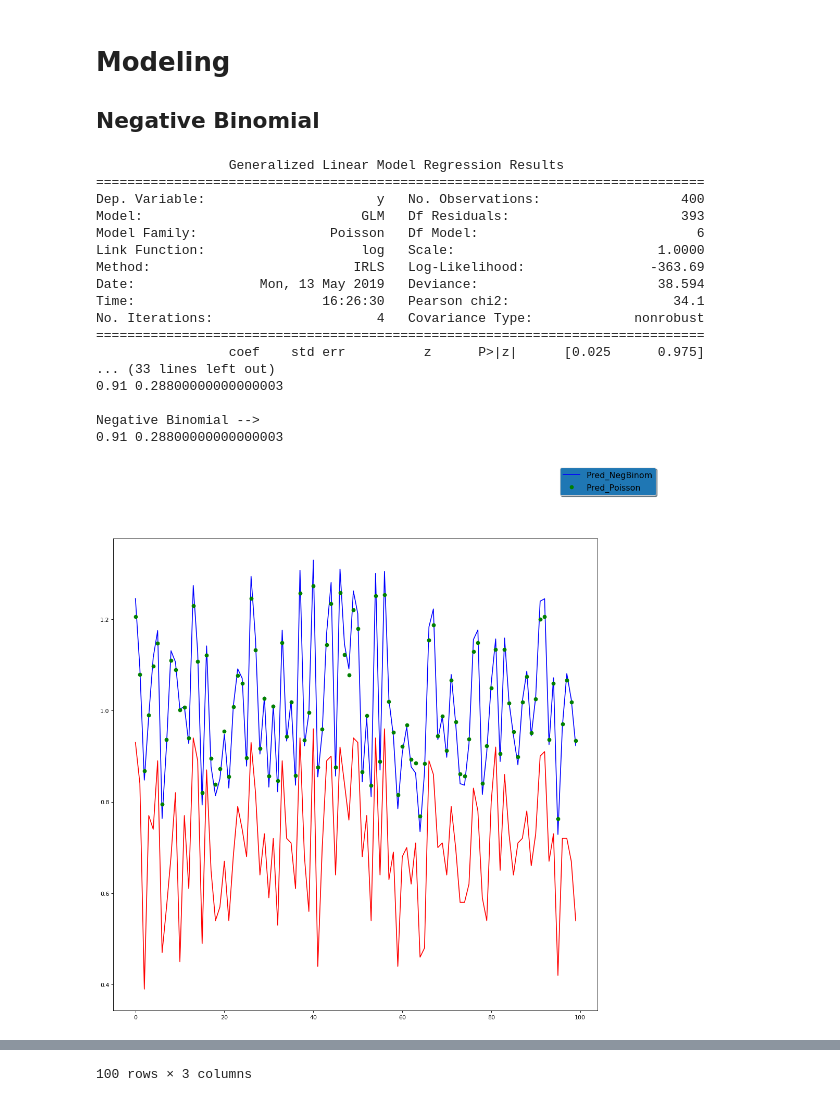
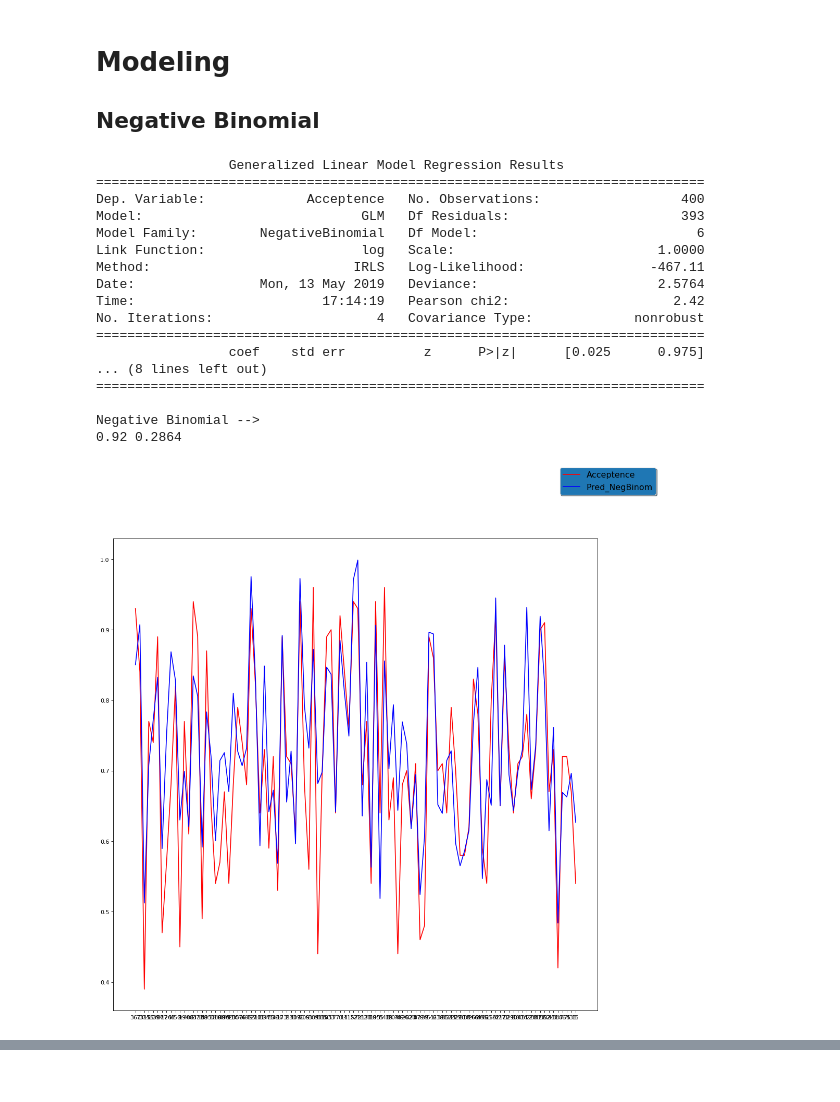
Before and after one commit to jancpp/Graduate_admissions, a Jupyter notebook: Graduate admissions.ipynb, the cells around one changed output, grey strips where cells are left out. Drawn from its saved outputs; the diff is of its cells as text; code cells hidden in the pictures.

Commit message:
Bug fixes for Negative Binomial to work

```diff
--- a/Graduate admissions.ipynb
+++ b/Graduate admissions.ipynb
@@ -487,66 +505,72 @@ NameError: name 'y_xgb' is not defined
 import statsmodels.api as sm
 from sklearn.metrics import accuracy_score, mean_absolute_error, mean_squared_error
 
+data_source = "./data/Admission_Predict_Ver1.1.csv"
+df = pd.read_csv(data_source)
 
-modelP = sm.GLM(y_train, X_train, family=sm.families.Poisson()).fit()
+df.rename(index=str, columns={"Chance of Admit ":"Acceptence", "GRE Score":"GRE", "TOEFL Score":"TOEFL", "University Rating":"UR"}, inplace = True)
+df.drop(["Serial No."], axis=1, inplace=True)
+
+Y = df["Acceptence"].copy(deep=True)
+X = df.copy().drop(columns=["Acceptence"])
+X_train, X_test, y_train, y_test = train_test_split(X, Y, test_size = 0.2, random_state = 42)
+
+#modelP = sm.GLM(y_train, X_train, family=sm.families.Poisson()).fit()
 modelNB = sm.GLM(y_train, X_train, family=sm.families.NegativeBinomial()).fit()
 
-print(modelP.summary())
-print()
+#print(modelP.summary())
 print()
 print(modelNB.summary())
 
-y_p = modelP.predict(X_test)
+#y_p = modelP.predict(X_test)
 y_nb = modelNB.predict(X_test)
 
 y_nb = pd.Series(y_nb, name='Pred_NegBinom')
-y_p = pd.Series(y_p, name='Pred_Poisson')
+#y_p = pd.Series(y_p, name='Pred_Poisson')
 
+for i in range(0,len(y_nb)):
+    y_nb[i] = y_nb[i]
 
-print("Poisson -->")
-print(accuracy_score(y_test.round(), np.rint(y_nb)), mean_absolute_error(y_test, np.rint(y_nb)))
+#print("Poisson -->")
+#print(accuracy_score(y_test.round(), np.rint(y_p)), mean_absolute_error(y_test, np.rint(y_p)))
 print()
 print("Negative Binomial -->")
-print(accuracy_score(y_test.round(), np.rint(y_p)), mean_absolute_error(y_test, np.rint(y_nb)))
+print(accuracy_score(y_test.round(), np.rint(y_nb)), mean_absolute_error(y_test, np.rint(y_nb)))
+
+#modelP = sm.GLM(y_train, X_train, family=sm.families.Poisson()).fit_regularized()
+
+#modelNB = sm.GLM(y_train, X_train, family=sm.families.NegativeBinomial()).fit_regularized()
 
 fig=plt.figure(figsize=(15, 15), dpi= 80, facecolor='w', edgecolor='k')
 plt.plot(y_test, 'r')
 plt.plot(y_nb, 'b')
-plt.plot(y_p, 'go')
+#plt.plot(y_p, 'go')
 legend = fig.legend(loc='upper right', shadow=True, fontsize='x-large')
 legend.get_frame().set_facecolor('C0')
 plt.show()
 
 output_col_order = ["ChanceOfAdmit", "Predicted", "Delta"]
 result_neg_binom = pd.DataFrame({"ChanceOfAdmit":y_test,
                               "Predicted":y_nb,
                               "Delta":abs(y_test - y_nb)})
 
-output_col_order = ['ChanceOfAdmit', 'Predicted', 'Delta']
-result_lin_reg = pd.DataFrame({'ChanceOfAdmit':y_test,
-                               'Predicted':predictions_lin_reg,
-                               'Delta': abs(y_test - predictions_lin_reg)})
-
-result_lin_reg[output_col_order].to_csv('results/LinearRegression.csv', index=False)
-
-result_neg_binom
 result_neg_binom.to_csv("results/NegativeBinomial.csv", index=False)
 # %% [output]
                  Generalized Linear Model Regression Results
 ==============================================================================
-Dep. Variable:                      y   No. Observations:                  400
+Dep. Variable:             Acceptence   No. Observations:                  400
 Model:                            GLM   Df Residuals:                      393
-Model Family:                 Poisson   Df Model:                            6
+Model Family:        NegativeBinomial   Df Model:                            6
 Link Function:                    log   Scale:                          1.0000
-Method:                          IRLS   Log-Likelihood:                -363.69
-Date:                Mon, 13 May 2019   Deviance:                       38.594
-Time:                        16:26:30   Pearson chi2:                     34.1
+Method:                          IRLS   Log-Likelihood:                -467.11
+Date:                Mon, 13 May 2019   Deviance:                       2.5764
+Time:                        17:14:19   Pearson chi2:                     2.42
 No. Iterations:                     4   Covariance Type:             nonrobust
 ==============================================================================
                  coef    std err          z      P>|z|      [0.025      0.975]
-... (33 lines left out)
-0.91 0.28800000000000003
+... (8 lines left out)
+==============================================================================
 
 Negative Binomial -->
-0.91 0.28800000000000003
+0.92 0.2864
-[figure, old version]
+[figure, new version]
@@ -570 +576,0 @@ Negative Binomial -->
-100 rows × 3 columns
```
Also changed, not shown: parts of 6 cells of this notebook, 3 other files.
